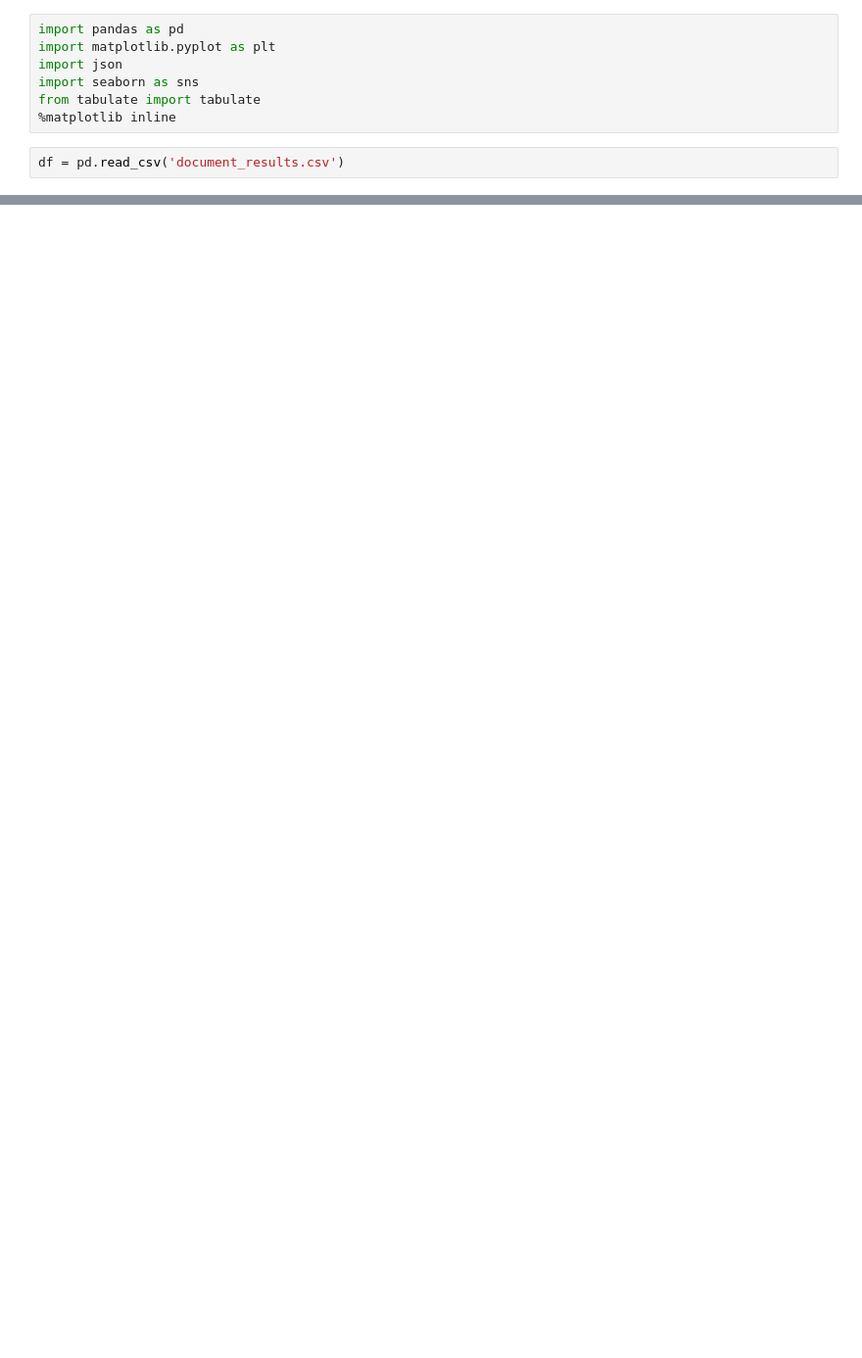
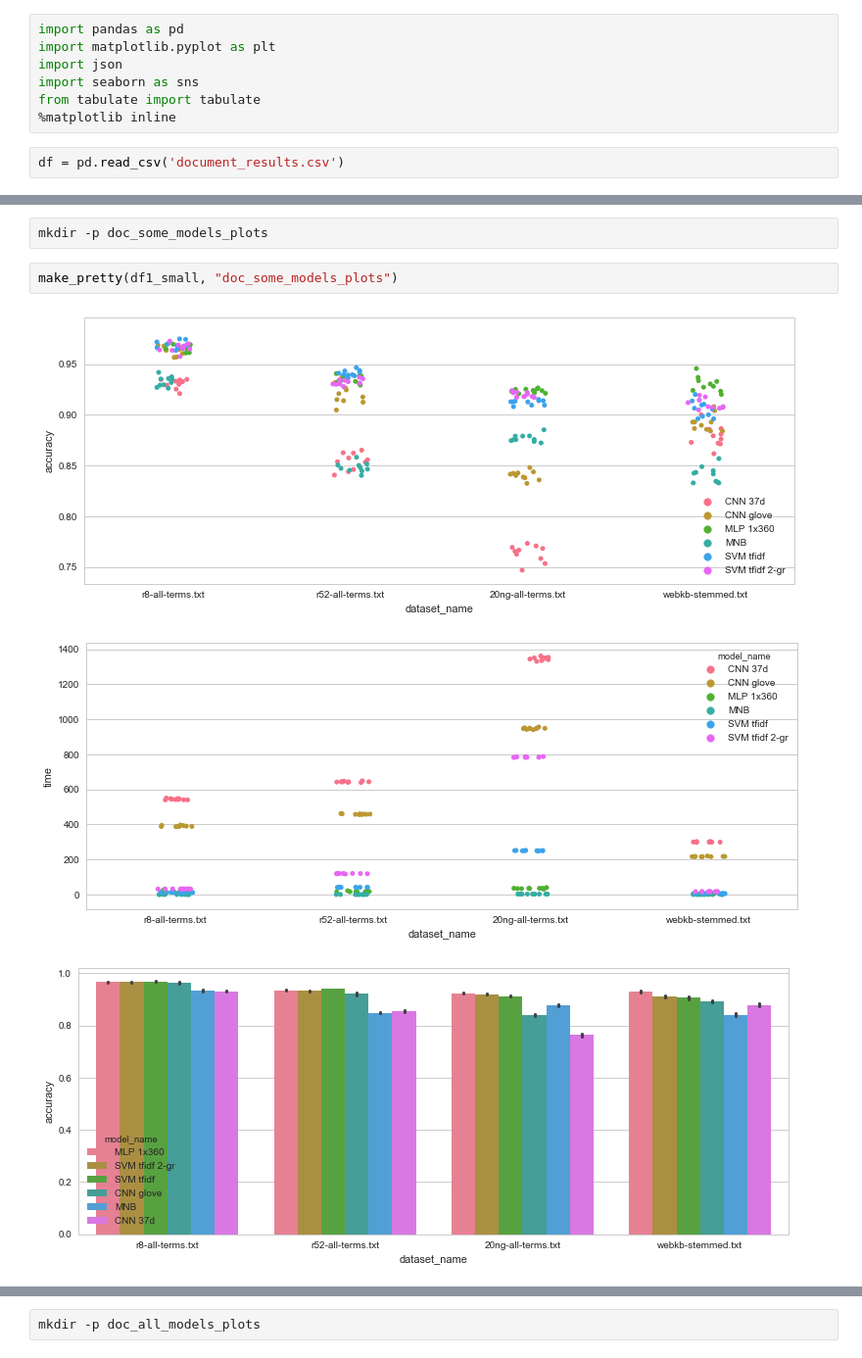
Before and after one commit to nadbordrozd/text-top-model, a Jupyter notebook: ttm/evil_plotting.ipynb, the cells around one changed output, grey strips where cells are left out. Shown at 98% size. Drawn from its saved outputs; the diff is of its cells as text; blank space fills up the shorter version.

```diff
--- a/ttm/evil_plotting.ipynb
+++ b/ttm/evil_plotting.ipynb
@@ -142,0 +109,8 @@ CNN 37d                  544.420              643.742              1346.833
+# %%
+mkdir -p doc_some_models_plots
+# %%
+make_pretty(df1_small, "doc_some_models_plots")
+# %% [output]
+[figure, added]
+[figure, added]
+[figure, added]
@@ -143,2 +136,4 @@ CNN 37d                  544.420              643.742              1346.833
+# %%
+mkdir -p doc_all_models_plots
 # %%
 df1_all_models = filter_df(df, datasets=basic_datasets)
```
Also changed, not shown: parts of 11 cells of this notebook, 1 other file.
